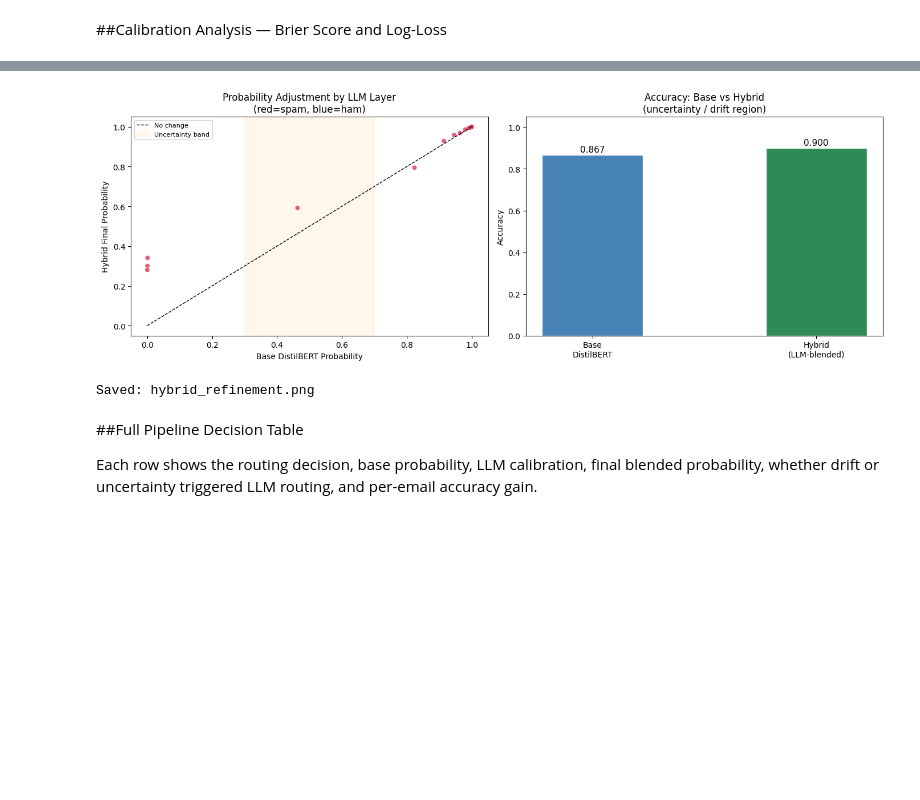
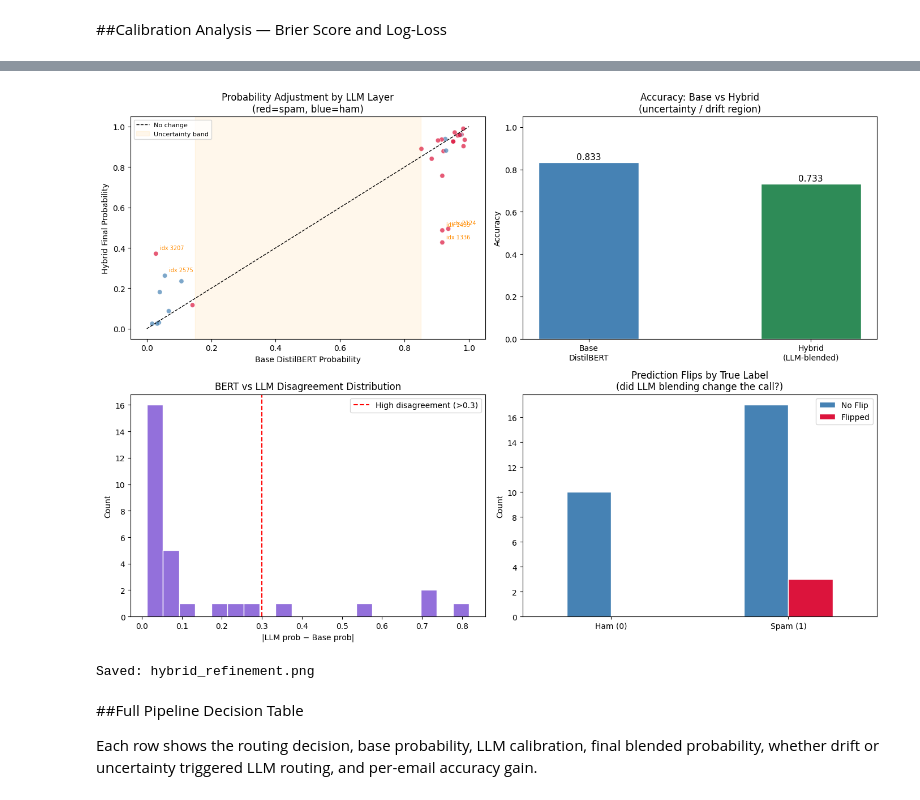
Before and after one commit to phomann13/Spam-Filter-Research, a Jupyter notebook: notebooks/Spam_Research.ipynb, the cells around one changed output, grey strips where cells are left out. Cells and saved outputs as stored; diff of their text form; code cells hidden in the pictures; blank space fills up the shorter version.

```diff
--- a/notebooks/Spam_Research.ipynb
+++ b/notebooks/Spam_Research.ipynb
@@ -1297,7 +1807,7 @@ def detect_drift(batch_texts, batch_labels, period_label, baseline_dist,
 # Run drift monitor across all monthly batches
 for period, batch_df in sorted(monthly_batches.items()):
     result = detect_drift(
-        batch_df['text'].tolist(),
+        batch_df['Message'].tolist(),
         batch_df['label'].tolist(),
         period_label=period,
         baseline_dist=baseline_topic_dist,
@@ -1613,16 +2126,21 @@ The LLM is invoked on a capped sample of routed emails to control API cost durin
 MAX_LLM_CALLS = 30   # Increase for full evaluation; kept low to control API cost
 
 results_hybrid = []
-
+# BERT near-certain but not absolutely certain — its "soft edge"
+soft_edge_mask = (
+    ((bert_test_probs >= 0.85) & (bert_test_probs < 0.99)) |  # confident spam
+    ((bert_test_probs <= 0.15) & (bert_test_probs > 0.01))    # confident ham
+)
+routed_indices = np.where(soft_edge_mask)[0][:MAX_LLM_CALLS]
 if not OPENAI_API_KEY:
     print('[SKIP] No API key set. Assign OPENAI_API_KEY to run the LLM layer.')
 else:
     client = openai.OpenAI(api_key=OPENAI_API_KEY)
-    routed_indices = np.where(refinement_mask)[0][:MAX_LLM_CALLS]
+    # routed_indices = np.where(refinement_mask)[0][:MAX_LLM_CALLS]
     print(f'Running LLM refinement on {len(routed_indices)} emails...\n')
 
     for idx in routed_indices:
-        email_text = test_df_reset.loc[idx, 'text']
+        email_text = test_df_reset.loc[idx, 'Message']
         true_label = int(test_df_reset.loc[idx, 'label'])
         base_p     = float(bert_test_probs[idx])
         year_month = test_df_reset.loc[idx, 'YearMonth']
@@ -1682,7 +2200,14 @@ if results_hybrid:
     final_brier = brier_score_loss(y_true, final_probs)
     base_acc    = hybrid_df['base_correct'].mean()
     final_acc   = hybrid_df['final_correct'].mean()
+    df_results = pd.DataFrame(results_hybrid)
+    df_results['disagreement'] = (df_results['llm_prob'] - df_results['base_prob']).abs()
+    df_results['prediction_flip'] = (
+        (df_results['base_prob'] >= 0.5) != (df_results['final_prob'] >= 0.5)
+    )
 
+    # Most interesting: big disagreement AND a prediction flip
+    print(df_results[df_results['prediction_flip']].sort_values('disagreement', ascending=False))
     try:
         base_ll  = log_loss(y_true, np.clip(base_probs, 1e-7, 1-1e-7))
         final_ll = log_loss(y_true, np.clip(final_probs, 1e-7, 1-1e-7))
@@ -1723,41 +2251,70 @@ else:
 # %%
 if results_hybrid:
-    fig, axes = plt.subplots(1, 2, figsize=(14, 5))
+    fig, axes = plt.subplots(2, 2, figsize=(14, 10))
 
     # --- Scatter: base vs hybrid probabilities ---
-    ax = axes[0]
+    ax = axes[0, 0]
     colors = ['crimson' if l == 1 else 'steelblue' for l in hybrid_df['true_label']]
     ax.scatter(hybrid_df['base_prob'], hybrid_df['final_prob'],
                c=colors, alpha=0.7, edgecolors='white', linewidths=0.5)
     ax.plot([0, 1], [0, 1], 'k--', linewidth=1, label='No change')
     ax.axvspan(UNCERTAINTY_LOW, UNCERTAINTY_HIGH, alpha=0.08, color='orange',
                label='Uncertainty band')
+    # Add this inside the scatter block
+    for _, row in hybrid_df[df_results['disagreement'] > 0.3].iterrows():
+        ax.annotate(f"idx {int(row['index'])}",
+                    xy=(row['base_prob'], row['final_prob']),
+                    fontsize=7, color='darkorange',
+                    xytext=(5, 5), textcoords='offset points')
     ax.set_xlabel('Base DistilBERT Probability')
     ax.set_ylabel('Hybrid Final Probability')
     ax.set_title('Probability Adjustment by LLM Layer\n(red=spam, blue=ham)')
     ax.legend(fontsize=8)
 
     # --- Bar: accuracy comparison ---
-    ax2 = axes[1]
+    ax2 = axes[0, 1]
     labels_bar = ['Base\nDistilBERT', 'Hybrid\n(LLM-blended)']
     values_bar = [base_acc, final_acc]
     bars = ax2.bar(labels_bar, values_bar,
                    color=['steelblue', 'seagreen'], width=0.45, edgecolor='white')
     for bar, val in zip(bars, values_bar):
         ax2.text(bar.get_x() + bar.get_width()/2, val + 0.005,
                  f'{val:.3f}', ha='center', va='bottom', fontsize=11)
     ax2.set_ylim(0, 1.05)
     ax2.set_ylabel('Accuracy')
     ax2.set_title('Accuracy: Base vs Hybrid\n(uncertainty / drift region)')
 
+    ax3 = axes[1, 0]
+    disagreement = (hybrid_df['llm_prob'] - hybrid_df['base_prob']).abs()
+    ax3.hist(disagreement, bins=20, color='mediumpurple', edgecolor='white')
+    ax3.axvline(0.3, color='red', linestyle='--', label='High disagreement (>0.3)')
+    ax3.set_xlabel('|LLM prob − Base prob|')
+    ax3.set_ylabel('Count')
+    ax3.set_title('BERT vs LLM Disagreement Distribution')
+    ax3.legend()
+
+    # --- NEW: flip analysis by true label ---
+    ax4 = axes[1, 1]
+    hybrid_df['prediction_flip'] = (
+        (hybrid_df['base_prob'] >= 0.5) != (hybrid_df['final_prob'] >= 0.5)
+    )
+    flip_counts = hybrid_df.groupby(['true_label', 'prediction_flip']).size().unstack(fill_value=0)
+    flip_counts.index = ['Ham (0)', 'Spam (1)']
+    flip_counts.columns = ['No Flip', 'Flipped']
+    flip_counts.plot(kind='bar', ax=ax4, color=['steelblue', 'crimson'],
+                    edgecolor='white', rot=0)
+    ax4.set_title('Prediction Flips by True Label\n(did LLM blending change the call?)')
+    ax4.set_ylabel('Count')
+    ax4.legend()
+
     plt.tight_layout()
     plt.savefig('hybrid_refinement.png', dpi=150, bbox_inches='tight')
     plt.show()
     print('Saved: hybrid_refinement.png')
 else:
     print('[SKIP] Set OPENAI_API_KEY to generate visualisations.')
 # %% [output]
-[figure, old version]
+[figure, new version]
 Saved: hybrid_refinement.png
 # %% [markdown]
 ##Full Pipeline Decision Table
```
Also changed, not shown: parts of 81 cells of this notebook, 3 other files.
